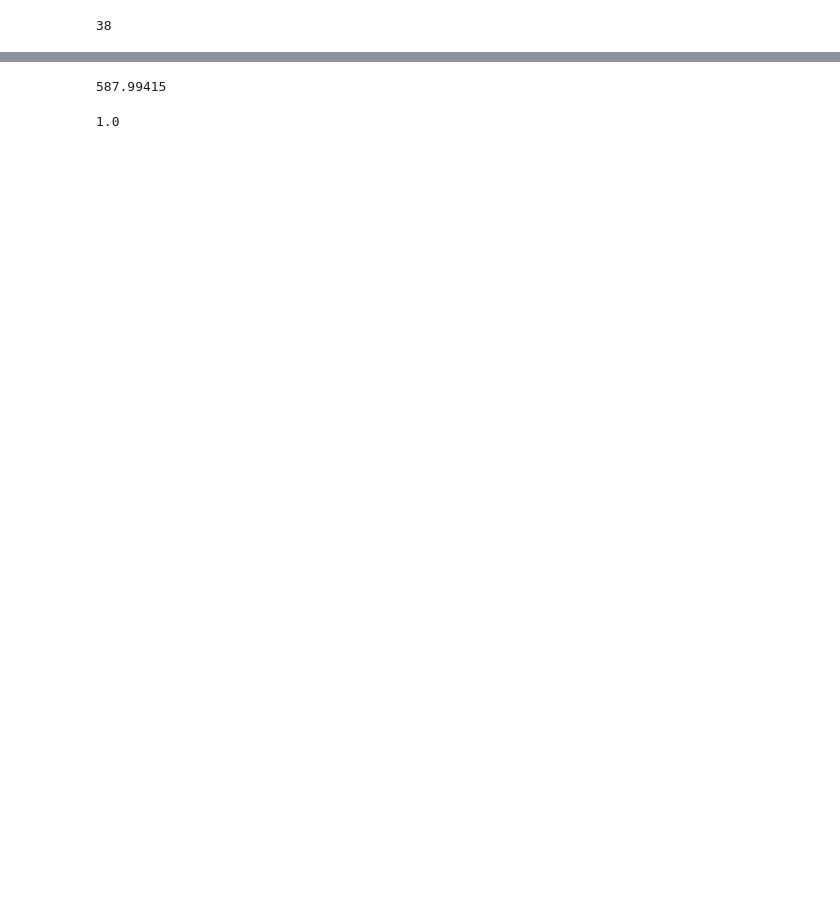
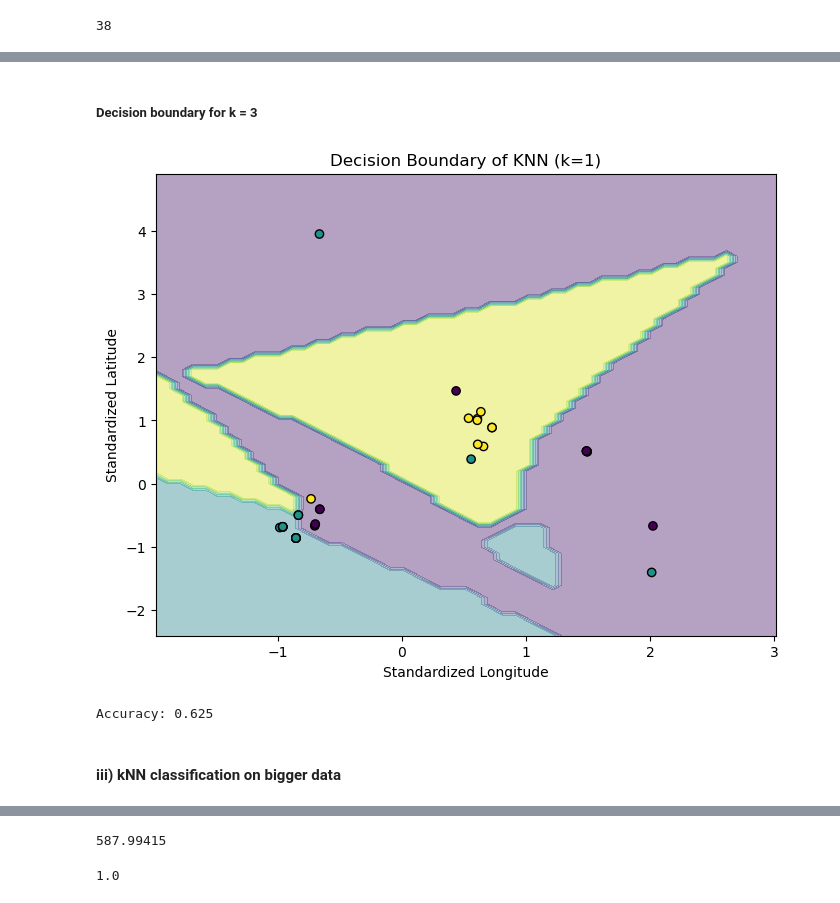
Before and after one commit to thatmartinlau/Dinosaur-ML, a Jupyter notebook: Project (1).ipynb, the cells around one changed output, grey strips where cells are left out. Drawn from its saved outputs; the diff is of its cells as text; code cells hidden in the pictures; blank space fills up the shorter version.

```diff
--- a/Project (1).ipynb
+++ b/Project (1).ipynb
@@ -160,3 +180,46 @@ Accuracy: 0.5
+# %% [markdown]
+##### Decision boundary for k = 3
+# %%
+X = filtered_table[['lng', 'lat']]
+y = filtered_table['genus']
+
+y = filtered_table['genus'].replace({'Carbonocoryphe': 2,'Pudoproetus': 1, 'Eremotoechia': 0})
+# Standardize the features
+scaler = StandardScaler()
+X_scaled = scaler.fit_transform(X)
+
+# Initialize and train the k-nearest neighbors classifier
+model = KNeighborsClassifier(n_neighbors=3)
+model.fit(X_scaled, y)
+
+
+# Plot the decision boundary
+h = 0.1  # step size in the mesh
+x_min, x_max = X_scaled[:, 0].min() - 1, X_scaled[:, 0].max() + 1
+y_min, y_max = X_scaled[:, 1].min() - 1, X_scaled[:, 1].max() + 1
+xx, yy = np.meshgrid(np.arange(x_min, x_max, h), np.arange(y_min, y_max, h))
+
+Z = model.predict(np.c_[xx.ravel(), yy.ravel()])
+Z = Z.reshape(xx.shape)
+
+plt.figure(figsize=(8, 6))
+plt.contourf(xx, yy, Z, alpha=0.4)
+plt.scatter(X_scaled[:, 0], X_scaled[:, 1], c=y, cmap='viridis', edgecolors='k')
+plt.xlabel('Standardized Longitude')
+plt.ylabel('Standardized Latitude')
+plt.title('Decision Boundary of KNN (k=1)')
+plt.show()
+# %% [output]
+[figure, added]
+# %%
+accuracy = knn_classification(filtered_table, ['lng', 'lat'], 'genus', test_size=0.2, n_neighbors=2)
+
+
+print("Accuracy:", accuracy)
+# %% [output]
+Accuracy: 0.625
+# %% [markdown]
+#### iii) kNN classification on bigger data
 # %%
 filtered_table2 = new_table[new_table['genus'].isin(['Ostrea', 'Composita', 'Chlamys'])]
 # %%
```
Also changed, not shown: parts of 64 cells of this notebook.
